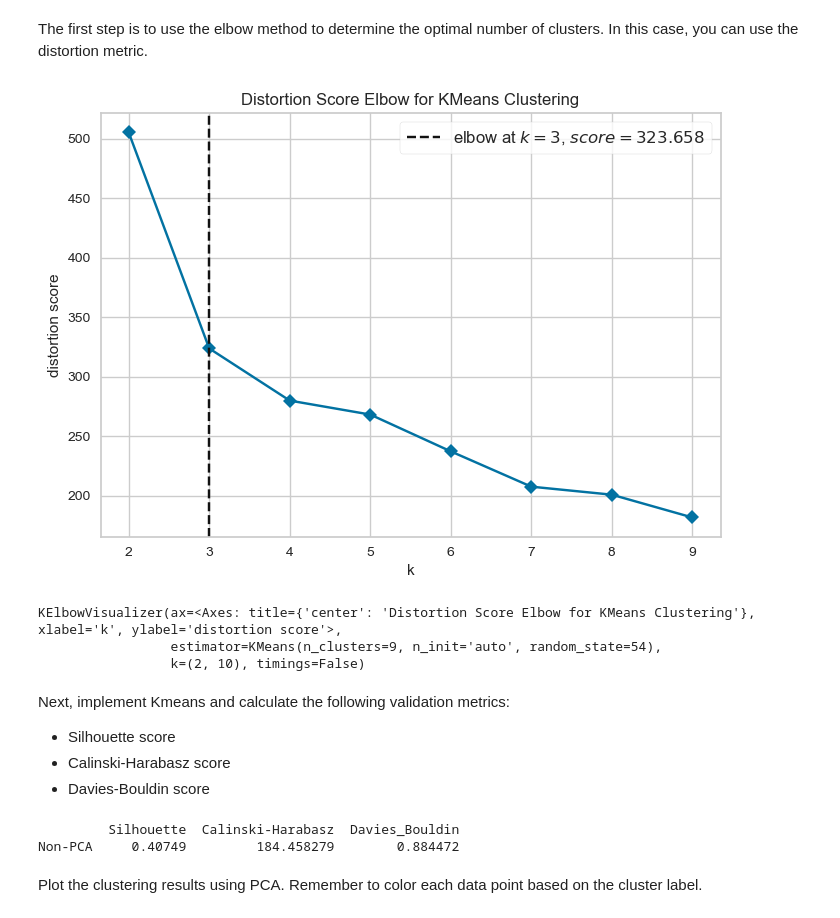
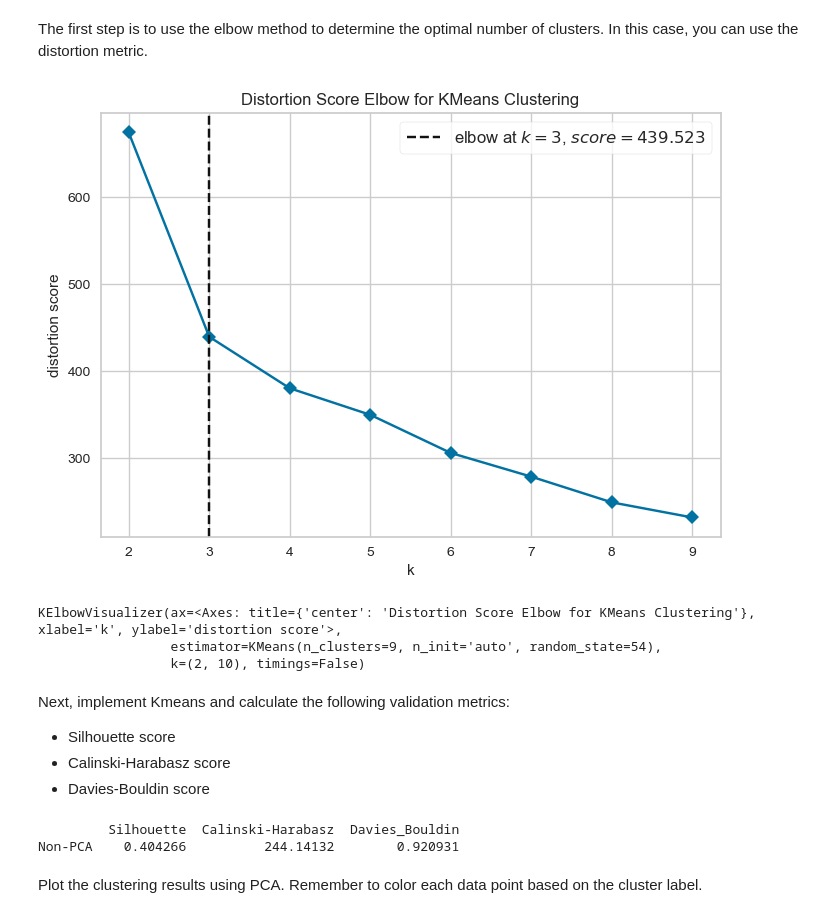
Before and after one commit to CA-Proc/ENSF611-A5, a Jupyter notebook: Assignment 5.ipynb, the cells around one changed output. Saved outputs shown, nothing was run; the diff lists cells and outputs as text; code cells hidden in the pictures.

```diff
--- a/Assignment 5.ipynb
+++ b/Assignment 5.ipynb
@@ -161,18 +161,18 @@ The agricultural company approaches you again because they lost all the labels f
 This part of the assignment asks you to implement Kmeans clustering using the orginal feature matrix (after scaling has been performed).
 # %%
 # TODO: Scale feature matrix
-X_cl_train_scaled = X_train_scaled
+X_cl_scaled = scaler.transform(X)
 # %% [markdown]
 The first step is to use the elbow method to determine the optimal number of clusters. In this case, you can use the distortion metric.
 # %%
 # TODO: Use the elbow method to determine the optimal number of clusters
 from sklearn.cluster import KMeans
 
-kelbow_visualizer(KMeans(random_state=54, n_init='auto'), X_cl_train_scaled, k=(2,10),
+kelbow_visualizer(KMeans(random_state=54, n_init='auto'), X_cl_scaled, k=(2,10),
                   metric='distortion',
                  timings=False)
 # %% [output]
-[figure, old version]
+[figure, new version]
 KElbowVisualizer(ax=<Axes: title={'center': 'Distortion Score Elbow for KMeans Clustering'}, xlabel='k', ylabel='distortion score'>,
                  estimator=KMeans(n_clusters=9, n_init='auto', random_state=54),
                  k=(2, 10), timings=False)
@@ -195,11 +195,11 @@ from sklearn.metrics import silhouette_score
 warnings.filterwarnings("ignore")
 results = pd.DataFrame(columns=["Silhouette", "Calinski-Harabasz", "Davies_Bouldin"])
 
-results.loc['Non-PCA'] = (silhouette_score(X_cl_train_scaled, y_cl_pred), calinski_harabasz_score(X_cl_train_scaled, y_cl_pred), davies_bouldin_score(X_cl_train_scaled, y_cl_pred))
+results.loc['Non-PCA'] = (silhouette_score(X_cl_scaled, y_cl_pred), calinski_harabasz_score(X_cl_scaled, y_cl_pred), davies_bouldin_score(X_cl_scaled, y_cl_pred))
 print(results)
 # %% [output]
          Silhouette  Calinski-Harabasz  Davies_Bouldin
-Non-PCA     0.40749         184.458279        0.884472
+Non-PCA    0.404266          244.14132        0.920931
 # %% [markdown]
 Plot the clustering results using PCA. Remember to color each data point based on the cluster label.
 # %%
```
Also changed, not shown: parts of 6 cells of this notebook.
